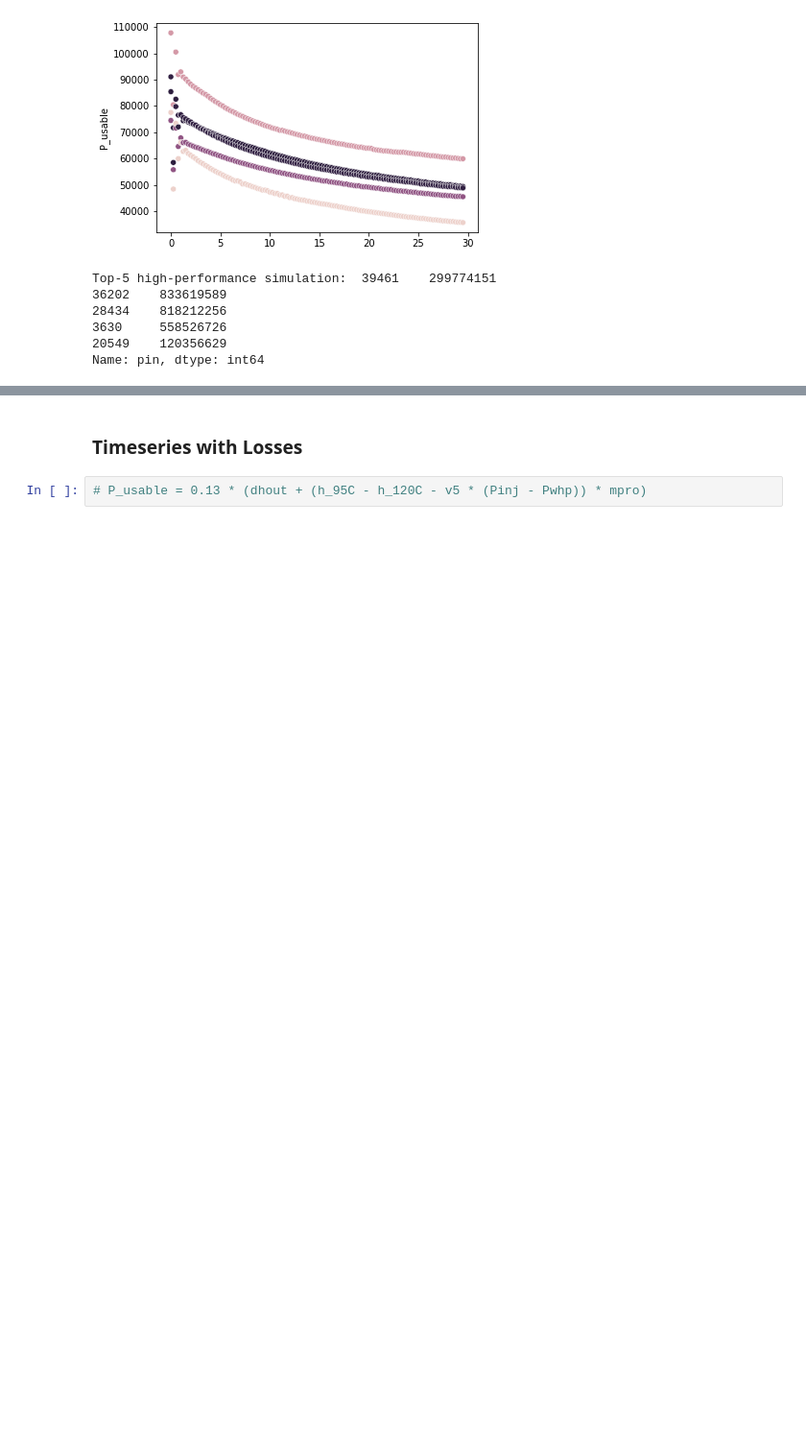
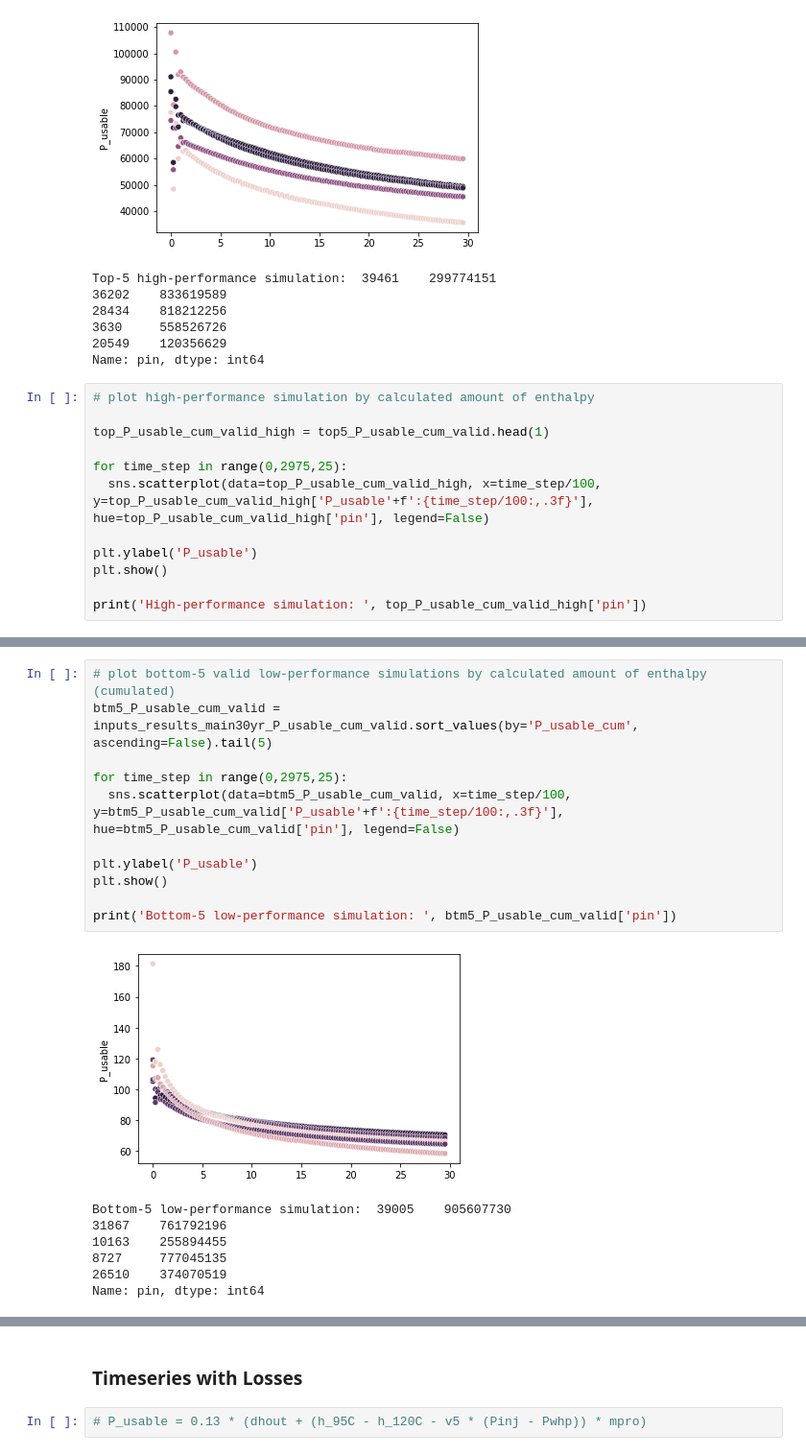
Before and after one commit to borisenko-ru/spe_pivot_2022_datathon, a Jupyter notebook: pivot.ipynb, the cells around one changed output, grey strips where cells are left out. Shown at 96% size. Cells and saved outputs as stored; diff of their text form; blank space fills up the shorter version.

```diff
--- a/pivot.ipynb
+++ b/pivot.ipynb
@@ -549,3 +549,15 @@ Top-5 high-performance simulation:  39461    299774151
 3630     558526726
 20549    120356629
 Name: pin, dtype: int64
+# %%
+# plot high-performance simulation by calculated amount of enthalpy
+
+top_P_usable_cum_valid_high = top5_P_usable_cum_valid.head(1)
+
+for time_step in range(0,2975,25):
+  sns.scatterplot(data=top_P_usable_cum_valid_high, x=time_step/100, y=top_P_usable_cum_valid_high['P_usable'+f':{time_step/100:,.3f}'], hue=top_P_usable_cum_valid_high['pin'], legend=False)
+
+plt.ylabel('P_usable')
+plt.show()
+
+print('High-performance simulation: ', top_P_usable_cum_valid_high['pin'])
@@ -551,0 +568,19 @@ Name: pin, dtype: int64
+# %%
+# plot bottom-5 valid low-performance simulations by calculated amount of enthalpy (cumulated)
+btm5_P_usable_cum_valid = inputs_results_main30yr_P_usable_cum_valid.sort_values(by='P_usable_cum', ascending=False).tail(5)
+
+for time_step in range(0,2975,25):
+  sns.scatterplot(data=btm5_P_usable_cum_valid, x=time_step/100, y=btm5_P_usable_cum_valid['P_usable'+f':{time_step/100:,.3f}'], hue=btm5_P_usable_cum_valid['pin'], legend=False)
+
+plt.ylabel('P_usable')
+plt.show()
+
+print('Bottom-5 low-performance simulation: ', btm5_P_usable_cum_valid['pin'])
+# %% [output]
+[figure, added]
+Bottom-5 low-performance simulation:  39005    905607730
+31867    761792196
+10163    255894455
+8727     777045135
+26510    374070519
+Name: pin, dtype: int64
```
Also changed, not shown: parts of 5 cells of this notebook.
